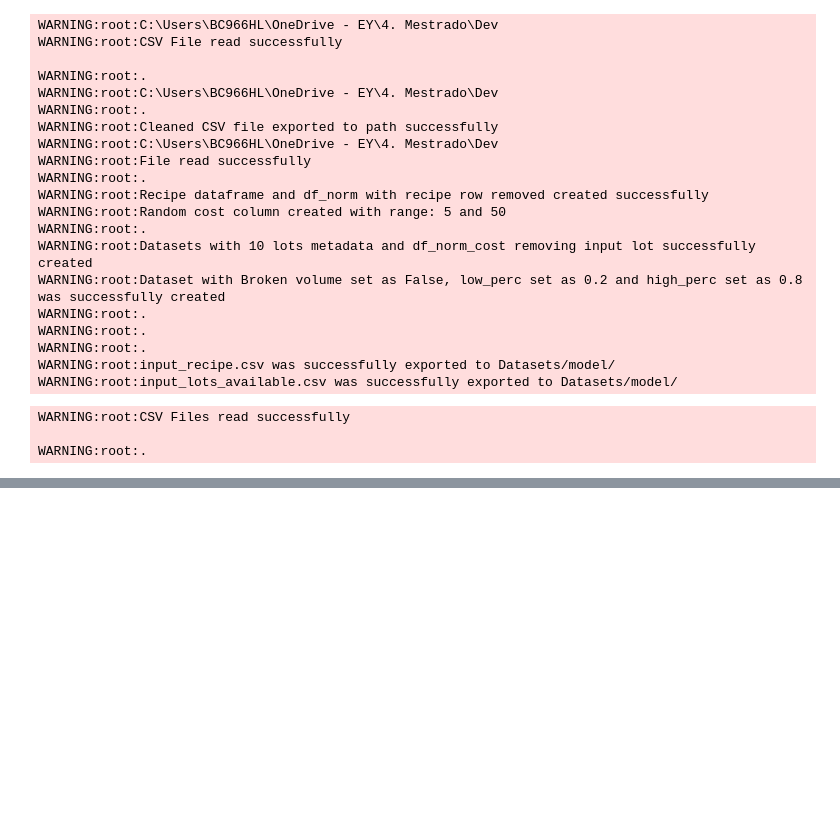
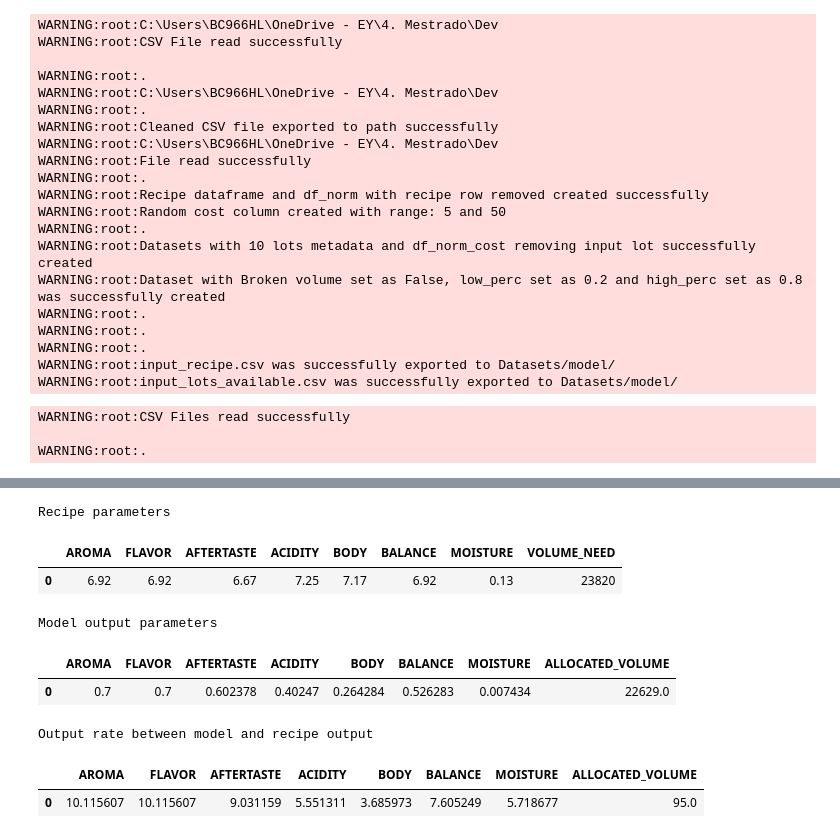
Before and after one commit to Pawlowski123/mecai-coffee-opt-blender, a Jupyter notebook: main.ipynb, the cells around one changed output, grey strips where cells are left out. Drawn from its saved outputs; the diff is of its cells as text; code cells hidden in the pictures; blank space fills up the shorter version.

```diff
--- a/main.ipynb
+++ b/main.ipynb
@@ -123,0 +246,36 @@ test_df.plot(x='nit', y=['round_time'])
+# %%
+df_model_recipe_output = pd.DataFrame()
+df_model_recipe_output['AROMA'] = [abs(float(df_recipe['AROMA']) - (sum(np.array(df_available_lots['AROMA'])*best_output))/sum(best_output))]
+
+df_model_recipe_output['FLAVOR'] = [abs(float(df_recipe['FLAVOR']) - (sum(np.array(df_available_lots['FLAVOR'])*best_output))/sum(best_output))]
+
+df_model_recipe_output['AFTERTASTE'] = [abs(float(df_recipe['AFTERTASTE']) - (sum(np.array(df_available_lots['AFTERTASTE'])*best_output))/sum(best_output))]
+
+df_model_recipe_output['ACIDITY'] = [abs(float(df_recipe['ACIDITY']) - (sum(np.array(df_available_lots['ACIDITY'])*best_output))/sum(best_output))]
+
+df_model_recipe_output['BODY'] = [abs(float(df_recipe['BODY']) - (sum(np.array(df_available_lots['BODY'])*best_output))/sum(best_output))]
+
+df_model_recipe_output['BALANCE'] = [abs(float(df_recipe['BALANCE']) - (sum(np.array(df_available_lots['BALANCE'])*best_output))/sum(best_output))]
+
+df_model_recipe_output['MOISTURE'] = [abs(float(df_recipe['MOISTURE']) - (sum(np.array(df_available_lots['MOISTURE'])*best_output))/sum(best_output))]
+
+df_model_recipe_output['VOLUME_NEED'] = sum(best_output)
+# %%
+print('Recipe parameters'),
+display(df_recipe[df_model_recipe_output.columns]),
+
+print('Model output parameters'),
+display(df_model_recipe_output.rename(columns = {'VOLUME_NEED': 'ALLOCATED_VOLUME'})),
+
+print('Output rate between model and recipe output'),
+display((100*df_model_recipe_output/df_recipe[df_model_recipe_output.columns]).rename(columns = {'VOLUME_NEED': 'ALLOCATED_VOLUME'}))
+# %% [output]
+Recipe parameters
+|  | AROMA | FLAVOR | AFTERTASTE | ACIDITY | BODY | BALANCE | MOISTURE | VOLUME_NEED |
+| 0 | 6.92 | 6.92 | 6.67 | 7.25 | 7.17 | 6.92 | 0.13 | 23820 |
+Model output parameters
+|  | AROMA | FLAVOR | AFTERTASTE | ACIDITY | BODY | BALANCE | MOISTURE | ALLOCATED_VOLUME |
+| 0 | 0.7 | 0.7 | 0.602378 | 0.40247 | 0.264284 | 0.526283 | 0.007434 | 22629.0 |
+Output rate between model and recipe output
+|  | AROMA | FLAVOR | AFTERTASTE | ACIDITY | BODY | BALANCE | MOISTURE | ALLOCATED_VOLUME |
+| 0 | 10.115607 | 10.115607 | 9.031159 | 5.551311 | 3.685973 | 7.605249 | 5.718677 | 95.0 |
```
Also changed, not shown: parts of 28 cells of this notebook, 8 other files.
